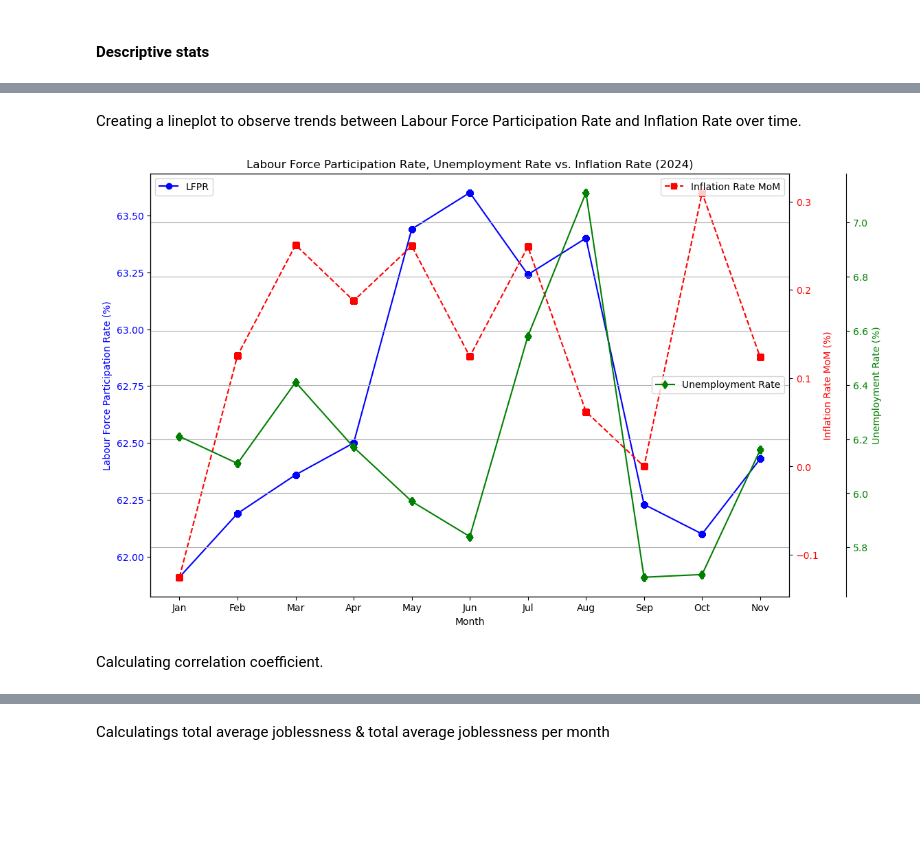
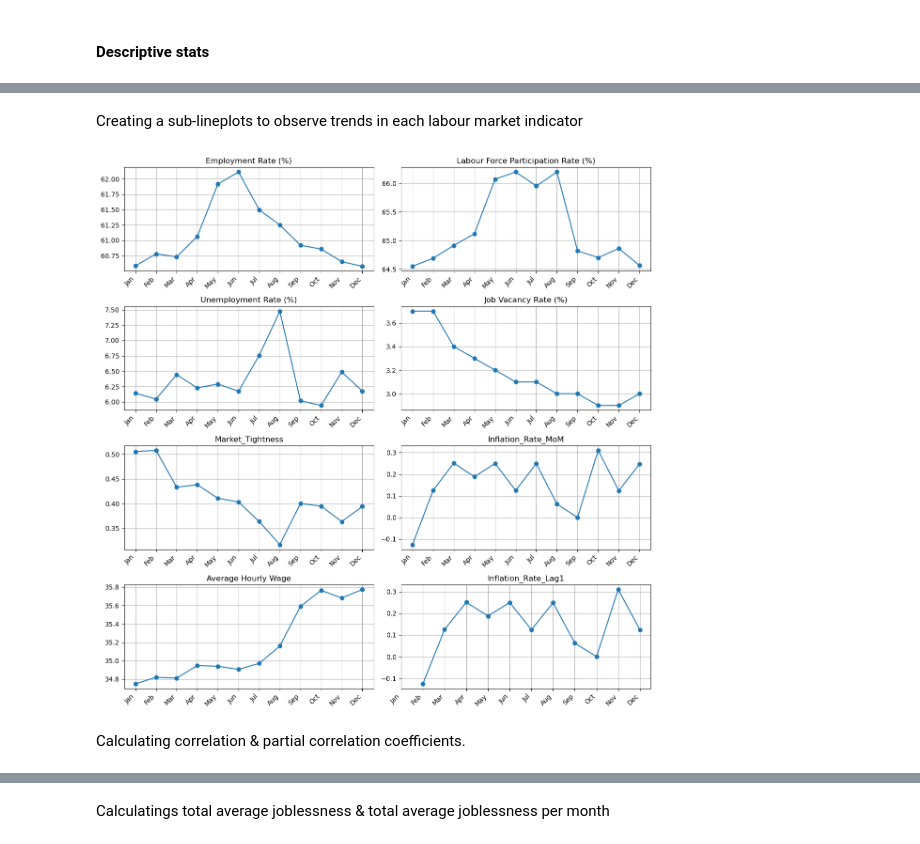
Before and after one commit to joudisinjab/Labour_Market_Analysis, a Jupyter notebook: Analysis Notebooks/Bivariate_Multivariate_Analysis.ipynb, the cells around one changed output, grey strips where cells are left out. Cells and saved outputs as stored; diff of their text form; code cells hidden in the pictures; blank space fills up the shorter version.

```diff
--- a/Analysis Notebooks/Bivariate_Multivariate_Analysis.ipynb
+++ b/Analysis Notebooks/Bivariate_Multivariate_Analysis.ipynb
@@ -207,0 +207,9 @@ categorical_summary.to_csv("LFS_Categorical_Descriptive_Stats.csv", index=True)
+# %%
+# Loading data and observing the first few rows
+overall_indicators = pd.read_csv('Data/Monthly Labour Market Rates.csv')
+overall_indicators['REF_DATE'] = pd.to_datetime(overall_indicators['REF_DATE'])
+overall_indicators['Month'] = overall_indicators['REF_DATE'].dt.strftime('%b')
+
+# Adding a one month lagged inflation rate variable to the dataset
+overall_indicators['Inflation_Rate_Lag1'] = overall_indicators['Inflation_Rate_MoM'].shift(1)
+overall_indicators.head()
@@ -208,37 +223,40 @@ categorical_summary.to_csv("LFS_Categorical_Descriptive_Stats.csv", index=True)
 # %% [markdown]
-Creating a lineplot to observe trends between Labour Force Participation Rate and Inflation Rate over time.
+Creating a sub-lineplots to observe trends in each labour market indicator
-# %%
-# Create figure
-fig, ax1 = plt.subplots(figsize=(12,8))
-
-# Primary y-axis for LFPR
-ax1.set_xlabel('Month')
-ax1.set_ylabel('Labour Force Participation Rate (%)', color='blue')
-ax1.plot(df['month'], df['LFPR_rate'], marker='o', linestyle='-', color='blue', label='LFPR')
-ax1.tick_params(axis='y', labelcolor='blue')
-
-# Secondary y-axis for Inflation Rate
-ax2 = ax1.twinx()
-ax2.set_ylabel('Inflation Rate MoM (%)', color='red')
-ax2.plot(df['month'], df['Inflation_Rate_MoM'], marker='s', linestyle='--', color='red', label='Inflation Rate MoM')
-ax2.tick_params(axis='y', labelcolor='red')
-
-# Third y-axis for Unemployment Rate
-ax3 = ax1.twinx()
-ax3.spines['right'].set_position(('outward', 60))  # Offset the third axis
-ax3.set_ylabel('Unemployment Rate (%)', color='green')
-ax3.plot(df['month'], df['overall_unemp_Rate'], marker='d', linestyle='-', color='green', label='Unemployment Rate')
-ax3.tick_params(axis='y', labelcolor='green')
-
-# Title and formatting
-plt.title('Labour Force Participation Rate, Unemployment Rate vs. Inflation Rate (2024)')
-ax1.legend(loc='upper left')
-ax2.legend(loc='upper right')
-ax3.legend(loc='center right')
-plt.grid(True)
-plt.show()
-# %% [output]
-[figure, removed]
+# %%
+# List of indicators to plot
+indicators = ["Employment Rate (%)", "Labour Force Participation Rate (%)", "Unemployment Rate (%)",
+              "Job Vacancy Rate (%)", "Market_Tightness", "Inflation_Rate_MoM", "Average Hourly Wage", 'Inflation_Rate_Lag1']
+num_plots = len(indicators)
+
+# Define rows & columns
+ncols = 2
+nrows = int(np.ceil(num_plots / ncols))  # Ensure enough rows
+
+# Create subplots
+fig, axes = plt.subplots(nrows=nrows, ncols=ncols, figsize=(12, 3 * nrows), sharex=False)
+
+# Flatten axes array for easy iteration
+axes = axes.flatten()
+
+# Plot each indicator
+for i, col in enumerate(indicators):
+    axes[i].plot(overall_indicators["Month"], overall_indicators[col], marker='o', linestyle='-')
+    axes[i].set_title(col)
+    axes[i].grid(True)
+
+    # Force x-axis tick labels for every subplot
+    axes[i].set_xticks(overall_indicators["Month"])
+    axes[i].set_xticklabels(overall_indicators["Month"], rotation=45, ha="right")  # Rotate for readability
+
+# Remove any empty subplots if num_plots is odd
+for j in range(i + 1, len(axes)):
+    fig.delaxes(axes[j])
+
+# Adjust layout
+plt.tight_layout()
+plt.show()
+# %% [output]
+[figure, added]
 # %% [markdown]
-Calculating correlation coefficient.
+Calculating correlation & partial correlation coefficients.
 # %%
```
Also changed, not shown: parts of 82 cells of this notebook, 2 other files.
